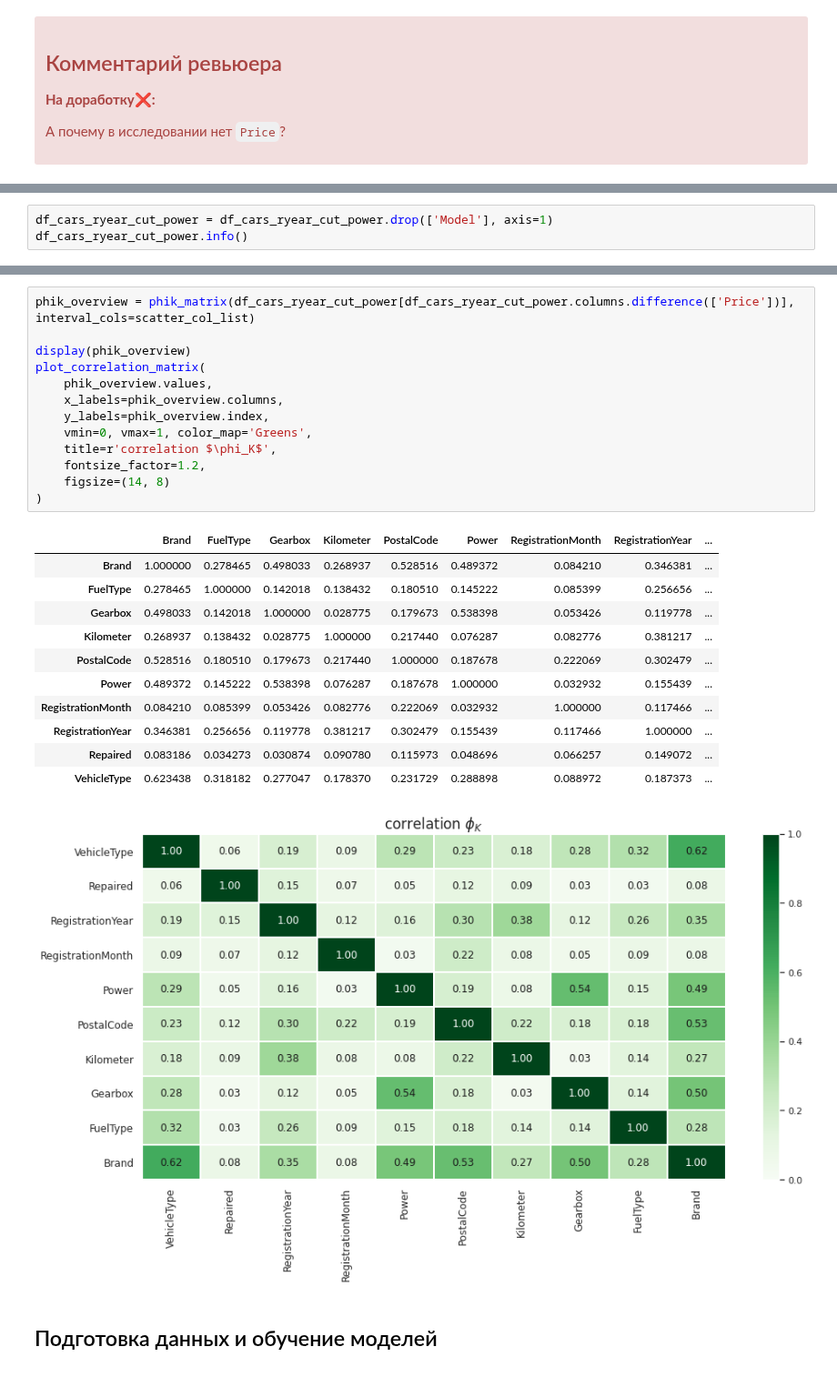
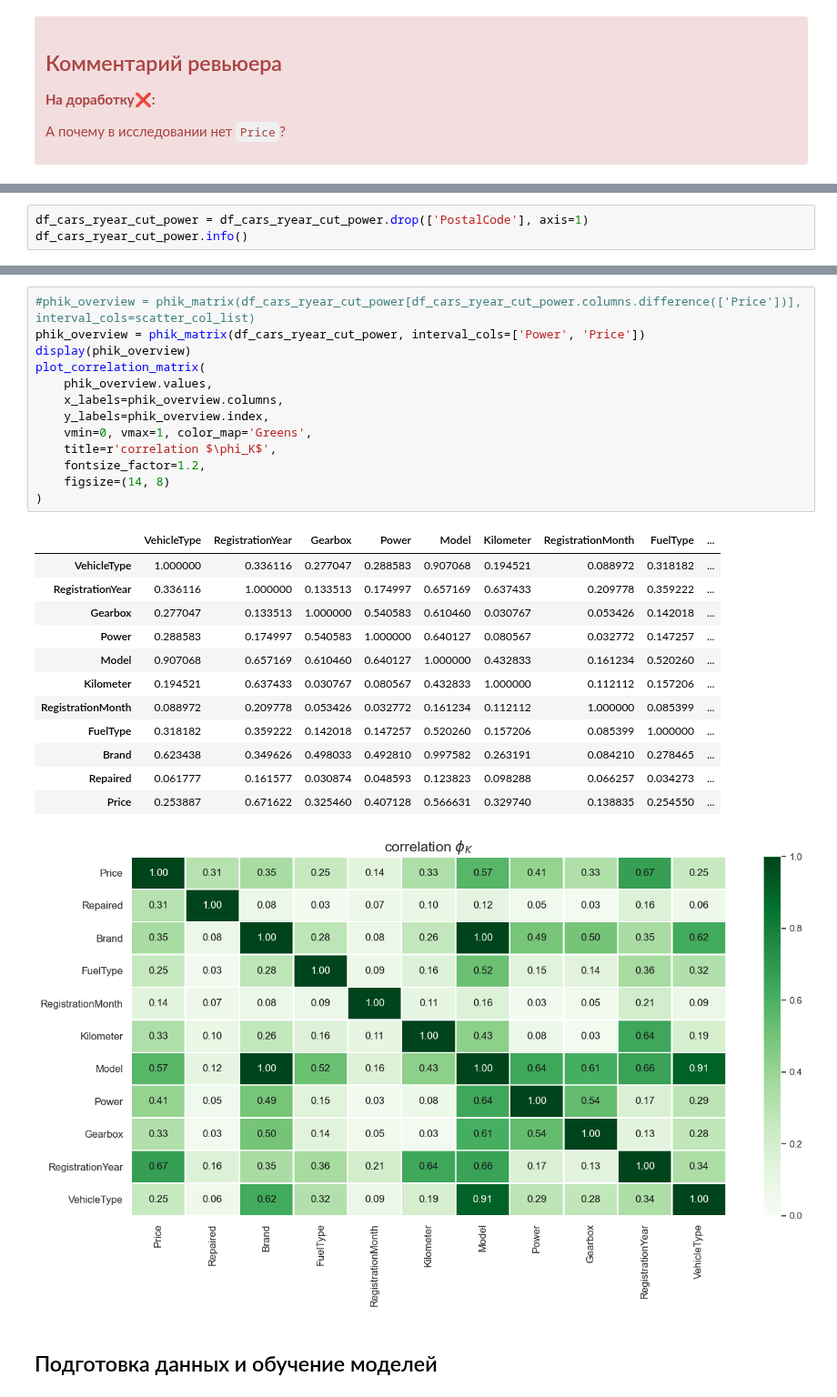
Before and after one commit to theotheo46/yap, a Jupyter notebook: notebooks/cars.ipynb, the cells around one changed output, grey strips where cells are left out. Shown at 91% size. Drawn from its saved outputs; the diff is of its cells as text.

```diff
--- a/notebooks/cars.ipynb
+++ b/notebooks/cars.ipynb
@@ -1050,5 +1048,5 @@ plot_correlation_matrix(
 # %%
-df_cars_ryear_cut_power = df_cars_ryear_cut_power.drop(['Model'], axis=1)
+df_cars_ryear_cut_power = df_cars_ryear_cut_power.drop(['PostalCode'], axis=1)
 df_cars_ryear_cut_power.info()
 # %% [output]
 <class 'pandas.core.frame.DataFrame'>
@@ -1074,28 +1072,29 @@ memory usage: 23.9 MB
 # %%
-phik_overview = phik_matrix(df_cars_ryear_cut_power[df_cars_ryear_cut_power.columns.difference(['Price'])], interval_cols=scatter_col_list)
-
+#phik_overview = phik_matrix(df_cars_ryear_cut_power[df_cars_ryear_cut_power.columns.difference(['Price'])], interval_cols=scatter_col_list)
+phik_overview = phik_matrix(df_cars_ryear_cut_power, interval_cols=['Power', 'Price'])
 display(phik_overview)
 plot_correlation_matrix(
     phik_overview.values,
     x_labels=phik_overview.columns,
     y_labels=phik_overview.index,
     vmin=0, vmax=1, color_map='Greens',
     title=r'correlation $\phi_K$',
     fontsize_factor=1.2,
     figsize=(14, 8)
 )
 # %% [output]
-|  | Brand | FuelType | Gearbox | Kilometer | PostalCode | Power | RegistrationMonth | RegistrationYear | ... |
-| Brand | 1.000000 | 0.278465 | 0.498033 | 0.268937 | 0.528516 | 0.489372 | 0.084210 | 0.346381 | ... |
-| FuelType | 0.278465 | 1.000000 | 0.142018 | 0.138432 | 0.180510 | 0.145222 | 0.085399 | 0.256656 | ... |
-| Gearbox | 0.498033 | 0.142018 | 1.000000 | 0.028775 | 0.179673 | 0.538398 | 0.053426 | 0.119778 | ... |
-| Kilometer | 0.268937 | 0.138432 | 0.028775 | 1.000000 | 0.217440 | 0.076287 | 0.082776 | 0.381217 | ... |
-| PostalCode | 0.528516 | 0.180510 | 0.179673 | 0.217440 | 1.000000 | 0.187678 | 0.222069 | 0.302479 | ... |
-| Power | 0.489372 | 0.145222 | 0.538398 | 0.076287 | 0.187678 | 1.000000 | 0.032932 | 0.155439 | ... |
-| RegistrationMonth | 0.084210 | 0.085399 | 0.053426 | 0.082776 | 0.222069 | 0.032932 | 1.000000 | 0.117466 | ... |
-| RegistrationYear | 0.346381 | 0.256656 | 0.119778 | 0.381217 | 0.302479 | 0.155439 | 0.117466 | 1.000000 | ... |
-| Repaired | 0.083186 | 0.034273 | 0.030874 | 0.090780 | 0.115973 | 0.048696 | 0.066257 | 0.149072 | ... |
-| VehicleType | 0.623438 | 0.318182 | 0.277047 | 0.178370 | 0.231729 | 0.288898 | 0.088972 | 0.187373 | ... |
+|  | VehicleType | RegistrationYear | Gearbox | Power | Model | Kilometer | RegistrationMonth | FuelType | ... |
+| VehicleType | 1.000000 | 0.336116 | 0.277047 | 0.288583 | 0.907068 | 0.194521 | 0.088972 | 0.318182 | ... |
+| RegistrationYear | 0.336116 | 1.000000 | 0.133513 | 0.174997 | 0.657169 | 0.637433 | 0.209778 | 0.359222 | ... |
+| Gearbox | 0.277047 | 0.133513 | 1.000000 | 0.540583 | 0.610460 | 0.030767 | 0.053426 | 0.142018 | ... |
+| Power | 0.288583 | 0.174997 | 0.540583 | 1.000000 | 0.640127 | 0.080567 | 0.032772 | 0.147257 | ... |
+| Model | 0.907068 | 0.657169 | 0.610460 | 0.640127 | 1.000000 | 0.432833 | 0.161234 | 0.520260 | ... |
+| Kilometer | 0.194521 | 0.637433 | 0.030767 | 0.080567 | 0.432833 | 1.000000 | 0.112112 | 0.157206 | ... |
+| RegistrationMonth | 0.088972 | 0.209778 | 0.053426 | 0.032772 | 0.161234 | 0.112112 | 1.000000 | 0.085399 | ... |
+| FuelType | 0.318182 | 0.359222 | 0.142018 | 0.147257 | 0.520260 | 0.157206 | 0.085399 | 1.000000 | ... |
+| Brand | 0.623438 | 0.349626 | 0.498033 | 0.492810 | 0.997582 | 0.263191 | 0.084210 | 0.278465 | ... |
+| Repaired | 0.061777 | 0.161577 | 0.030874 | 0.048593 | 0.123823 | 0.098288 | 0.066257 | 0.034273 | ... |
+| Price | 0.253887 | 0.671622 | 0.325460 | 0.407128 | 0.566631 | 0.329740 | 0.138835 | 0.254550 | ... |
-[figure, old version]
+[figure, new version]
 # %% [markdown]
 ## Подготовка данных и обучение моделей
```
Also changed, not shown: parts of 44 cells of this notebook, 6 other files.
